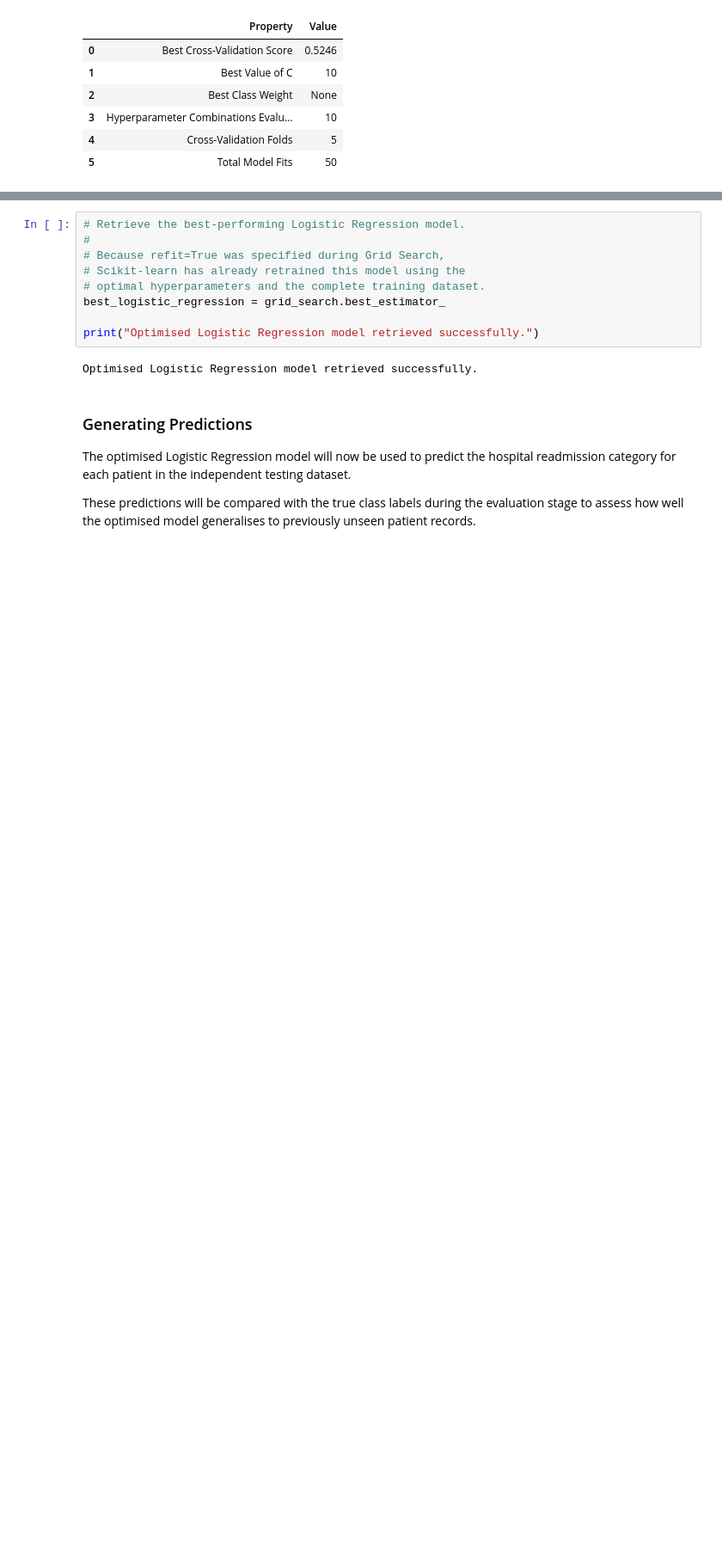
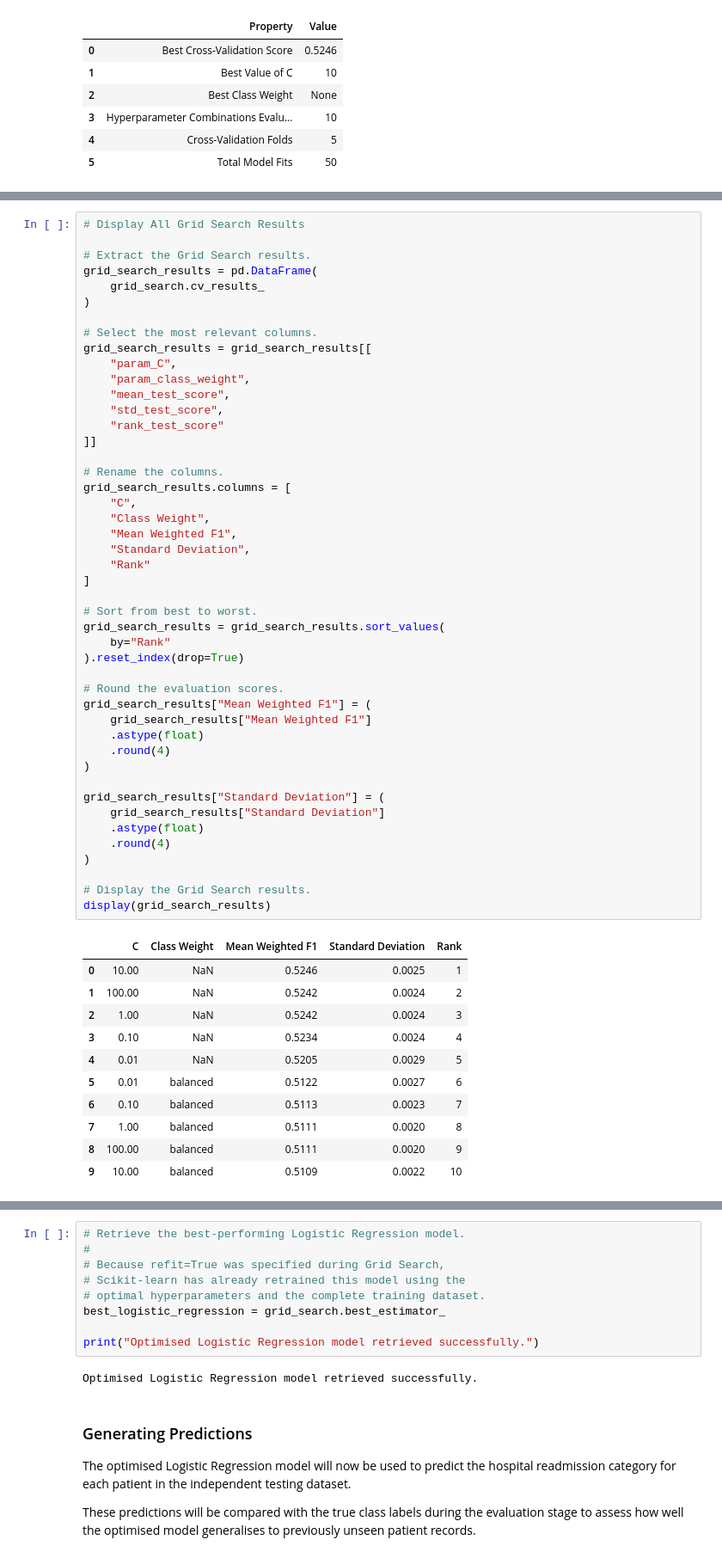
Before and after one commit to ajay-nagpal/Hospital-Readmission-Prediction, a Jupyter notebook: hospital_readmission.ipynb, the cells around one changed output, grey strips where cells are left out. Shown at 86% size. Drawn from its saved outputs; the diff is of its cells as text; blank space fills up the shorter version.

```diff
--- a/hospital_readmission.ipynb
+++ b/hospital_readmission.ipynb
@@ -4445,0 +4502,58 @@ display(optimisation_summary)
+# %%
+# Display All Grid Search Results
+
+# Extract the Grid Search results.
+grid_search_results = pd.DataFrame(
+    grid_search.cv_results_
+)
+
+# Select the most relevant columns.
+grid_search_results = grid_search_results[[
+    "param_C",
+    "param_class_weight",
+    "mean_test_score",
+    "std_test_score",
+    "rank_test_score"
+]]
+
+# Rename the columns.
+grid_search_results.columns = [
+    "C",
+    "Class Weight",
+    "Mean Weighted F1",
+    "Standard Deviation",
+    "Rank"
+]
+
+# Sort from best to worst.
+grid_search_results = grid_search_results.sort_values(
+    by="Rank"
+).reset_index(drop=True)
+
+# Round the evaluation scores.
+grid_search_results["Mean Weighted F1"] = (
+    grid_search_results["Mean Weighted F1"]
+    .astype(float)
+    .round(4)
+)
+
+grid_search_results["Standard Deviation"] = (
+    grid_search_results["Standard Deviation"]
+    .astype(float)
+    .round(4)
+)
+
+# Display the Grid Search results.
+display(grid_search_results)
+# %% [output]
+|  | C | Class Weight | Mean Weighted F1 | Standard Deviation | Rank |
+| 0 | 10.00 | NaN | 0.5246 | 0.0025 | 1 |
+| 1 | 100.00 | NaN | 0.5242 | 0.0024 | 2 |
+| 2 | 1.00 | NaN | 0.5242 | 0.0024 | 3 |
+| 3 | 0.10 | NaN | 0.5234 | 0.0024 | 4 |
+| 4 | 0.01 | NaN | 0.5205 | 0.0029 | 5 |
+| 5 | 0.01 | balanced | 0.5122 | 0.0027 | 6 |
+| 6 | 0.10 | balanced | 0.5113 | 0.0023 | 7 |
+| 7 | 1.00 | balanced | 0.5111 | 0.0020 | 8 |
+| 8 | 100.00 | balanced | 0.5111 | 0.0020 | 9 |
+| 9 | 10.00 | balanced | 0.5109 | 0.0022 | 10 |
```
Also changed, not shown: parts of 15 cells of this notebook.
